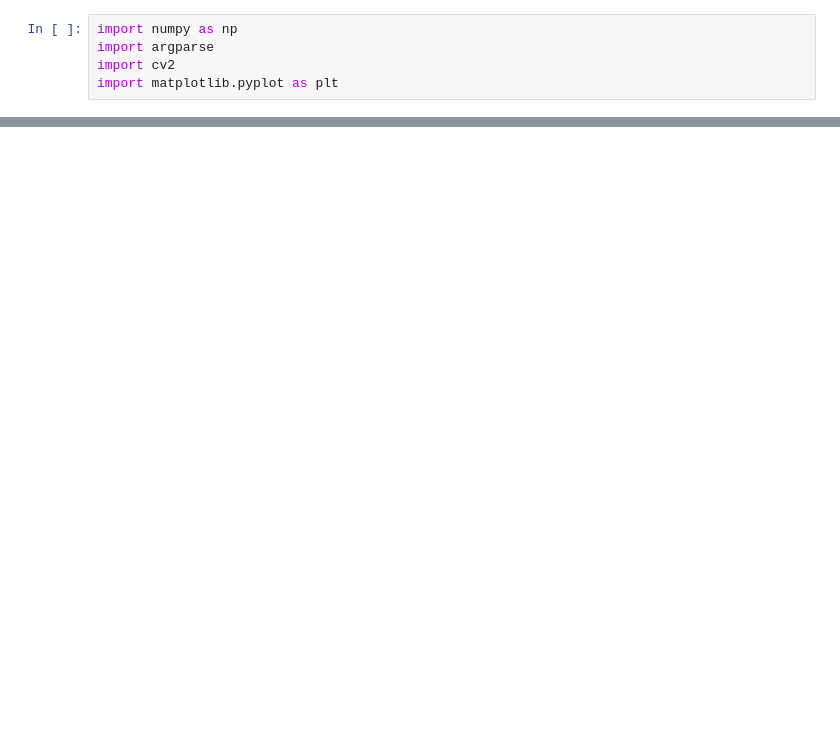
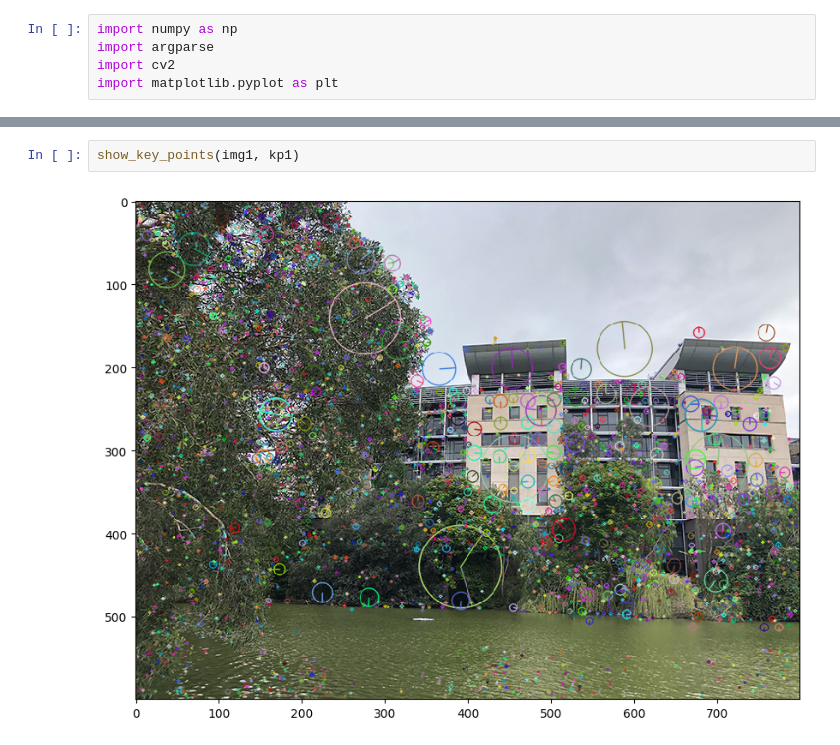
Before and after one commit to tobythy/ImageStitching, a Jupyter notebook: Image-Stitching.ipynb, the cells around one changed output, grey strips where cells are left out. Saved outputs shown, nothing was run; the diff lists cells and outputs as text; blank space fills up the shorter version.

```diff
--- a/Image-Stitching.ipynb
+++ b/Image-Stitching.ipynb
@@ -77,0 +98,4 @@ def my_show(img):
+# %%
+show_key_points(img1, kp1)
+# %% [output]
+[figure, added]
```
Also changed, not shown: parts of 14 cells of this notebook.
